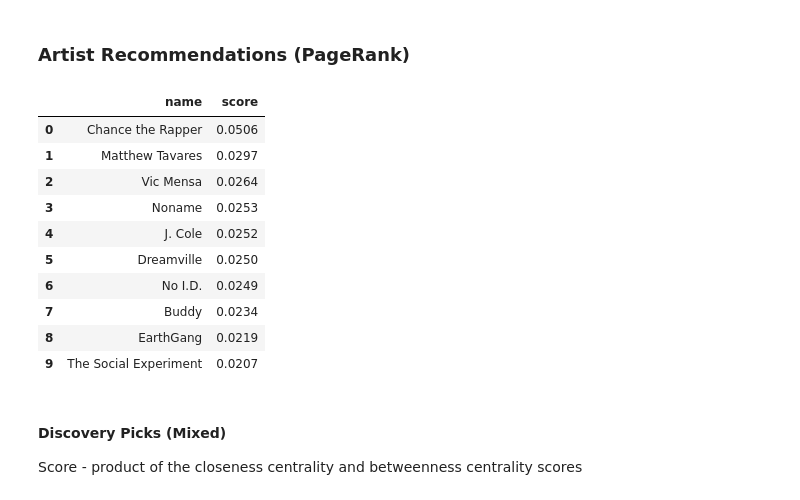
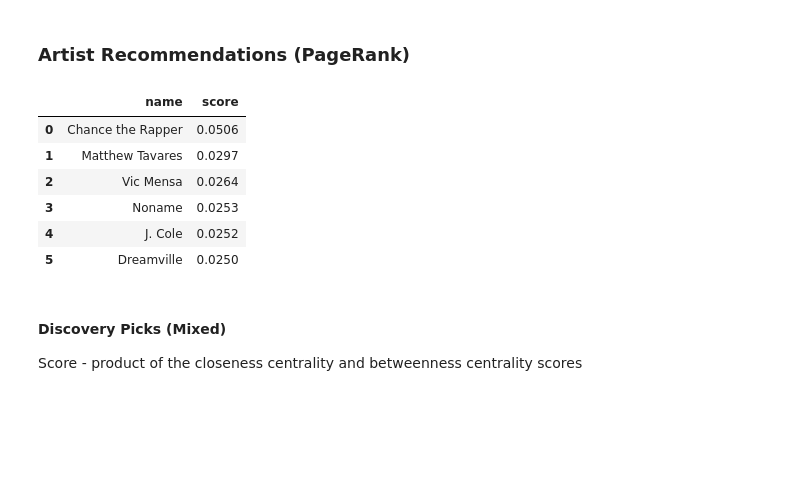
Before and after one commit to MediumlySalted/music-collaboration-graph-mining-project, a Jupyter notebook: project_notebook.ipynb, the cells around one changed output. Drawn from its saved outputs; the diff is of its cells as text; code cells hidden in the pictures; blank space fills up the shorter version.

```diff
--- a/project_notebook.ipynb
+++ b/project_notebook.ipynb
@@ -167,19 +167,15 @@ recommendations = RecommendationEngine(graph, db, seed_artists)
 # %% [markdown]
 ### Artist Recommendations (PageRank)
 # %%
-recommendations.get_artists()
+recommendations.get_artists().head(6)
 # %% [output]
 |  | name | score |
 | 0 | Chance the Rapper | 0.0506 |
 | 1 | Matthew Tavares | 0.0297 |
 | 2 | Vic Mensa | 0.0264 |
 | 3 | Noname | 0.0253 |
 | 4 | J. Cole | 0.0252 |
 | 5 | Dreamville | 0.0250 |
-| 6 | No I.D. | 0.0249 |
-| 7 | Buddy | 0.0234 |
-| 8 | EarthGang | 0.0219 |
-| 9 | The Social Experiment | 0.0207 |
 # %% [markdown]
 #### Discovery Picks (Mixed)
 
```
Also changed, not shown: parts of 4 cells of this notebook, 3 other files.
